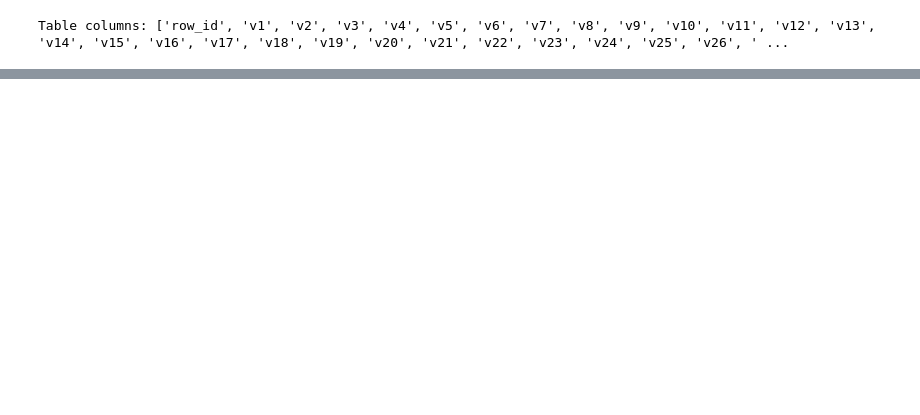
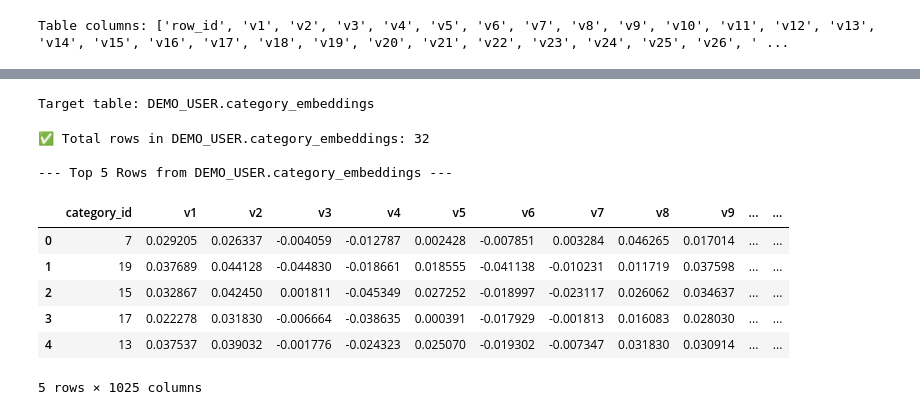
Before and after one commit to A11Veles/Product-GPC-Classification, a Jupyter notebook: src/create_embeddings.ipynb, the cells around one changed output, grey strips where cells are left out. Drawn from its saved outputs; the diff is of its cells as text; code cells hidden in the pictures; blank space fills up the shorter version.

```diff
--- a/src/create_embeddings.ipynb
+++ b/src/create_embeddings.ipynb
@@ -410,0 +314,26 @@ Total rows: 4546
+# %%
+TABLE = f"{TD_DB}.category_embeddings"
+print(f"Target table: {TABLE}")
+
+# Use pandas to get the row count
+count = pd.read_sql(f"SELECT COUNT(*) FROM {TABLE}", conn).iloc[0, 0]
+print(f"✅ Total rows in {TABLE}: {count}")
+
+# Use pandas to get and display the top 5 rows
+print(f"\n--- Top 5 Rows from {TABLE} ---")
+df_head = pd.read_sql(f"SELECT TOP 5 * FROM {TABLE}", conn)
+
+# In a Jupyter cell, this will automatically render as a nice table
+display(df_head)
+# %% [output]
+Target table: DEMO_USER.category_embeddings
+✅ Total rows in DEMO_USER.category_embeddings: 32
+
+--- Top 5 Rows from DEMO_USER.category_embeddings ---
+|  | category_id | v1 | v2 | v3 | v4 | v5 | v6 | v7 | v8 | v9 | ... | ... |
+| 0 | 7 | 0.029205 | 0.026337 | -0.004059 | -0.012787 | 0.002428 | -0.007851 | 0.003284 | 0.046265 | 0.017014 | ... | ... |
+| 1 | 19 | 0.037689 | 0.044128 | -0.044830 | -0.018661 | 0.018555 | -0.041138 | -0.010231 | 0.011719 | 0.037598 | ... | ... |
+| 2 | 15 | 0.032867 | 0.042450 | 0.001811 | -0.045349 | 0.027252 | -0.018997 | -0.023117 | 0.026062 | 0.034637 | ... | ... |
+| 3 | 17 | 0.022278 | 0.031830 | -0.006664 | -0.038635 | 0.000391 | -0.017929 | -0.001813 | 0.016083 | 0.028030 | ... | ... |
+| 4 | 13 | 0.037537 | 0.039032 | -0.001776 | -0.024323 | 0.025070 | -0.019302 | -0.007347 | 0.031830 | 0.030914 | ... | ... |
+5 rows × 1025 columns
```
Also changed, not shown: parts of 24 cells of this notebook, 1 other file.
